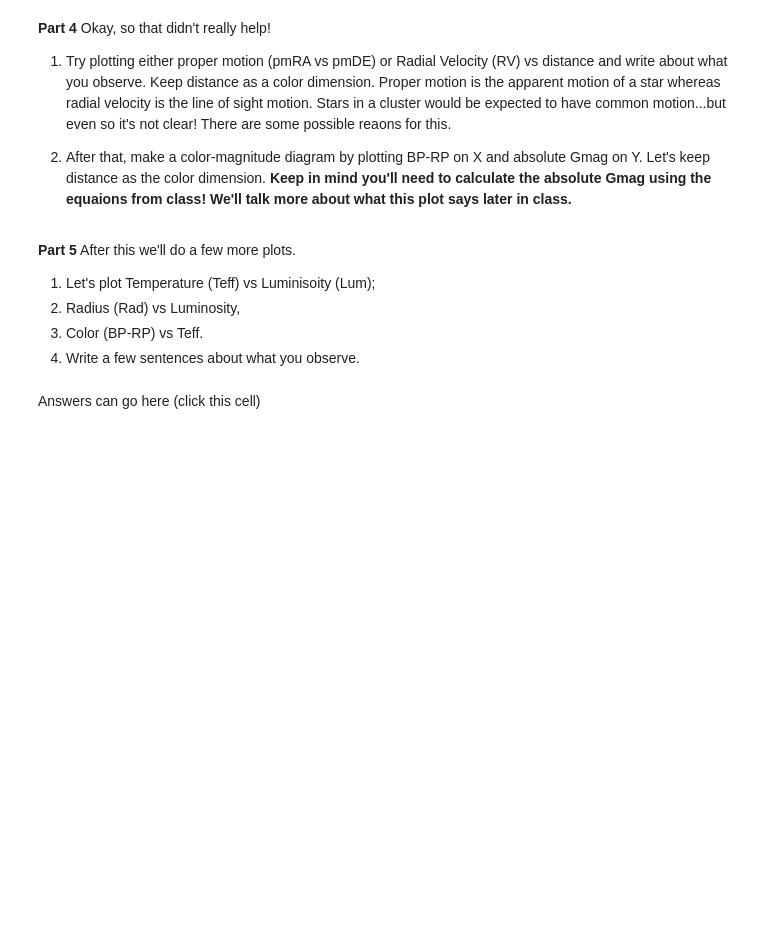
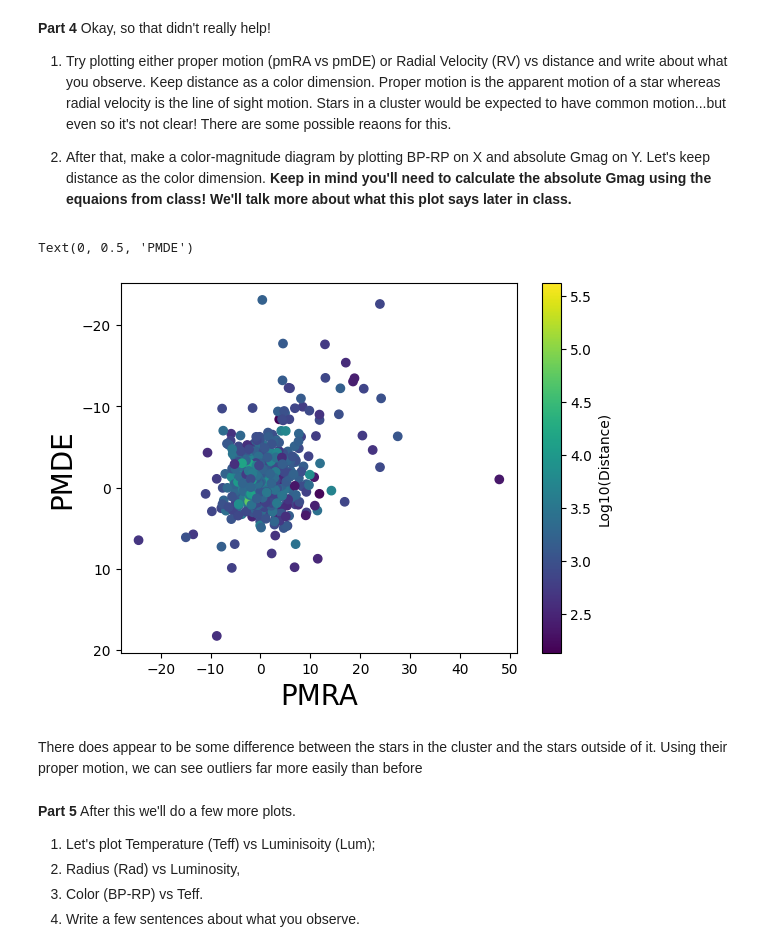
Before and after one commit to RandleRaccoon/PHYS_3025, a Jupyter notebook: PHYS_3025_Activity_1.ipynb, the cells around one changed output. Drawn from its saved outputs; the diff is of its cells as text; code cells hidden in the pictures; blank space fills up the shorter version.

```diff
--- a/PHYS_3025_Activity_1.ipynb
+++ b/PHYS_3025_Activity_1.ipynb
@@ -247,3 +277,16 @@ Okay, so that didn't really help!
+# %%
+#Code for part 4 goes here
+plt.scatter(data_clean["pmRA"],data_clean["pmDE"],c=np.log10(distance))
+cbar=plt.colorbar()
+cbar.set_label('Log10(Distance)')
+plt.ylim(reversed(plt.ylim())) # flip the y-axis
+plt.xlabel("PMRA", fontsize=20)
+plt.ylabel("PMDE", fontsize=20)
+# %% [output]
+Text(0, 0.5, 'PMDE')
+[figure, added]
+# %% [markdown]
+There does appear to be some difference between the stars in the cluster and the stars outside of it. Using their proper motion, we can see outliers far more easily than before
 # %% [markdown]
 **Part 5**
 After this we'll do a few more plots.
@@ -256,2 +296,0 @@ After this we'll do a few more plots.
-# %% [markdown]
-Answers can go here (click this cell)
```
Also changed, not shown: parts of 11 cells of this notebook.
